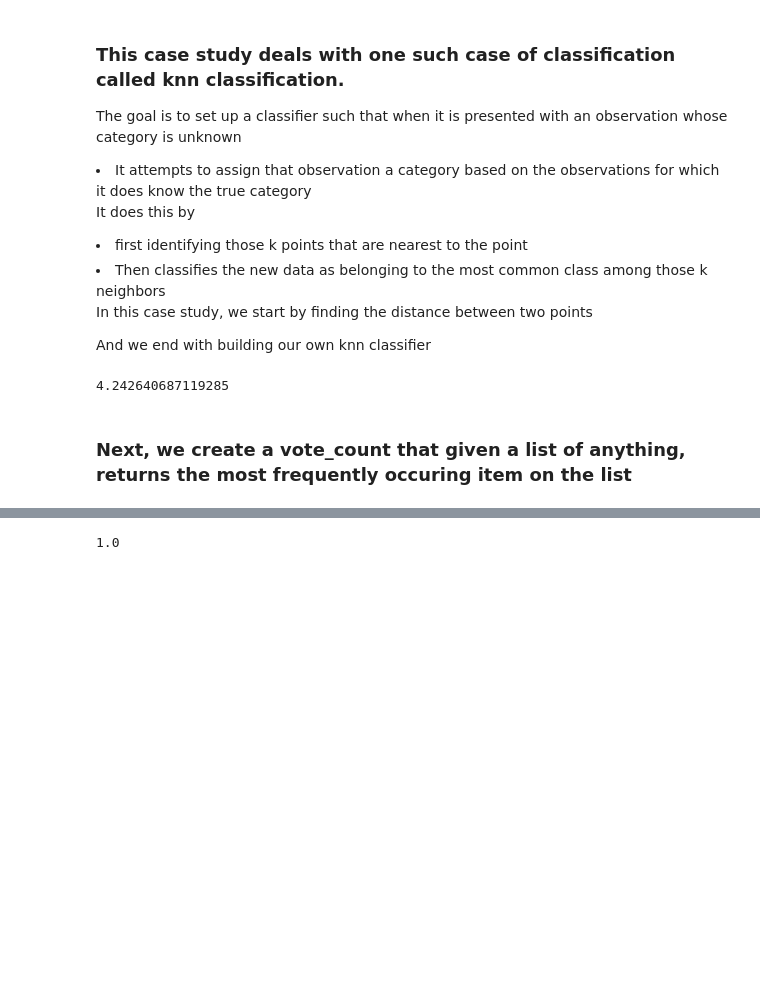
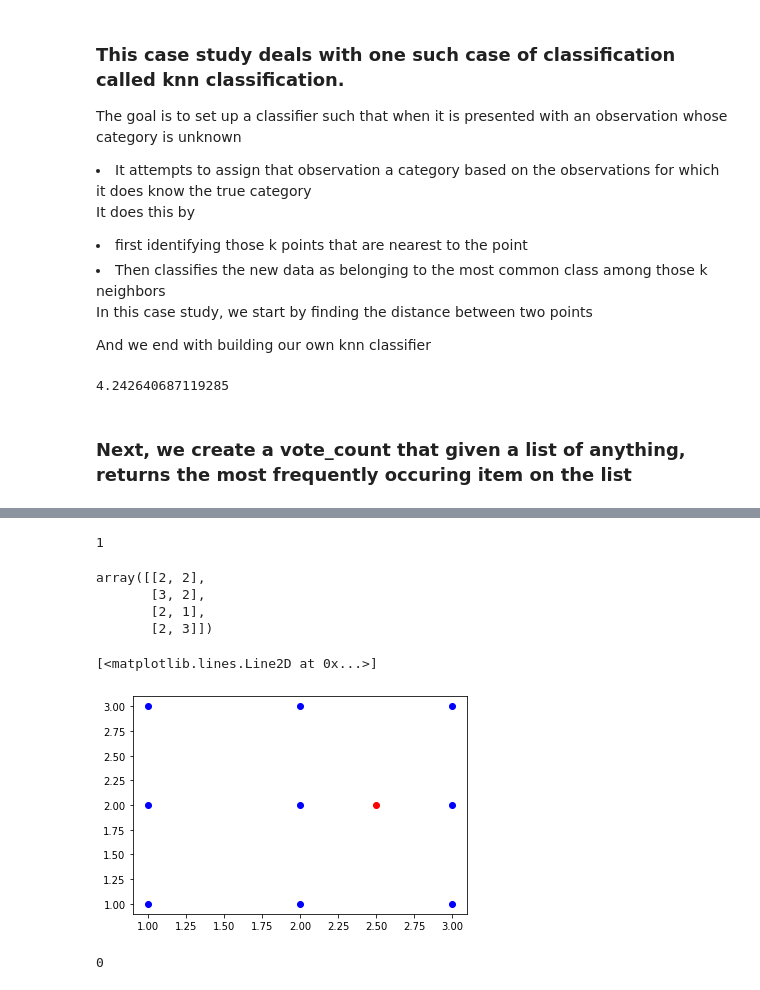
Before and after one commit to samuelatuma1/PythonForRx, a Jupyter notebook: case_studies.ipynb, the cells around one changed output, grey strips where cells are left out. Drawn from its saved outputs; the diff is of its cells as text; code cells hidden in the pictures; blank space fills up the shorter version.

```diff
--- a/case_studies.ipynb
+++ b/case_studies.ipynb
@@ -451,4 +454,38 @@ def vote_count_stats(votes):
 # %%
-vote_count_stats([1, 3, 4, 4, 5, 1, 8, 8, 6, 6, 4, 3, 6, 1, 5, 7, 6, 9, 11, 8, 1, 8])
+vote_count([1, 3, 4, 4, 5, 1, 8, 8, 6, 6, 4, 3, 6, 1, 5, 7, 6, 9, 11, 8, 1, 8])
 # %% [output]
-1.0
+1
+# %%
+import numpy as np
+
+points = np.array([ [1, 1], [1, 2], [1, 3], [2, 1], [2, 2], [2, 3], [3, 1], [3, 2], [3, 3]])
+p = np.array([2.5, 2])
+import matplotlib.pyplot as plt
+
+def find_nearest_neighbors(p: np.array, points: np.array, k: int=5) -> np.array:
+    """Find the k-nearest neighbors of point p and return their indices"""
+    distances = []
+    # Loop through all points
+    for point in points:
+        # For each point, compute the distance between point p and this point
+        dist = shortest_distance(p, point)
+        distances.append(dist)
+
+    # Sort these points based on their index and return the first k indices
+    ind = np.argsort(distances)
+    return ind[:k]
+
+find_nearest_neighbors(p, points, 4)
+ind = find_nearest_neighbors(p, points, 4)
+points[ind]
+# %% [output]
+array([[2, 2],
+       [3, 2],
+       [2, 1],
+       [2, 3]])
+# %%
+plt.plot(points[ : , 0], points[ : , 1], "bo")
+plt.plot(p[0], p[1], "ro")
+# %% [output]
+[<matplotlib.lines.Line2D at 0x...>]
+[figure, added]
@@ -454,0 +508,6 @@ vote_count_stats([1, 3, 4, 4, 5, 1, 8, 8, 6, 6, 4, 3, 6, 1, 5, 7, 6, 9, 11, 8, 1
+# %%
+classification = np.array([0, 0, 0, 0, 1, 1, 1, 1, 1])
+knn_predict(np.array([2.5, 2.7]), points, classification, 2)
+knn_predict(np.array([1.0, 2.7]), points, classification, 2)
+# %% [output]
+0
```
Also changed, not shown: parts of 3 cells of this notebook.
